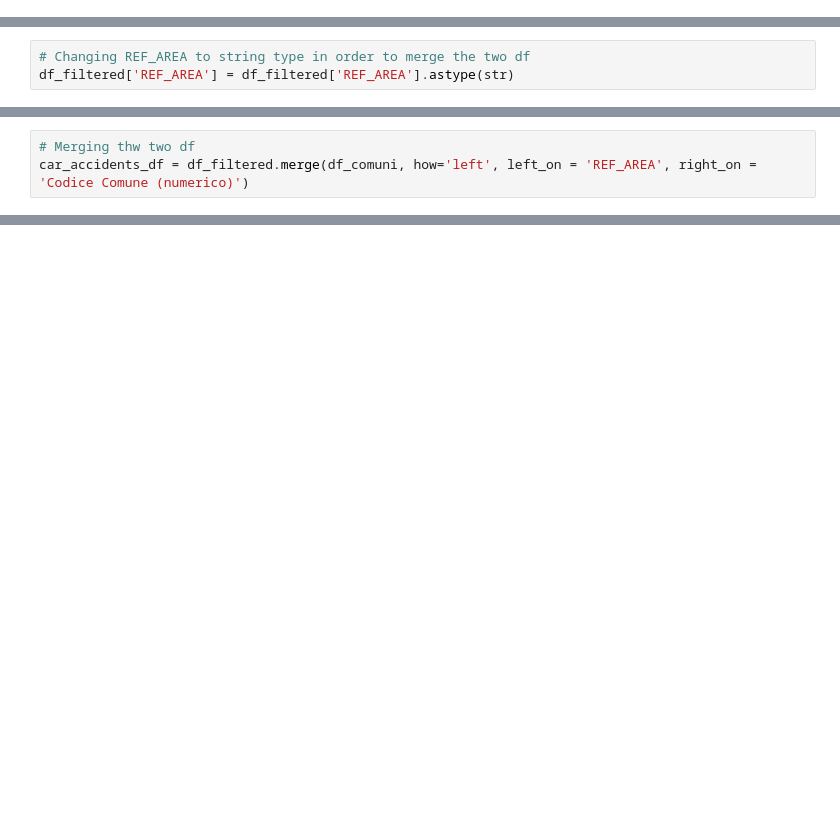
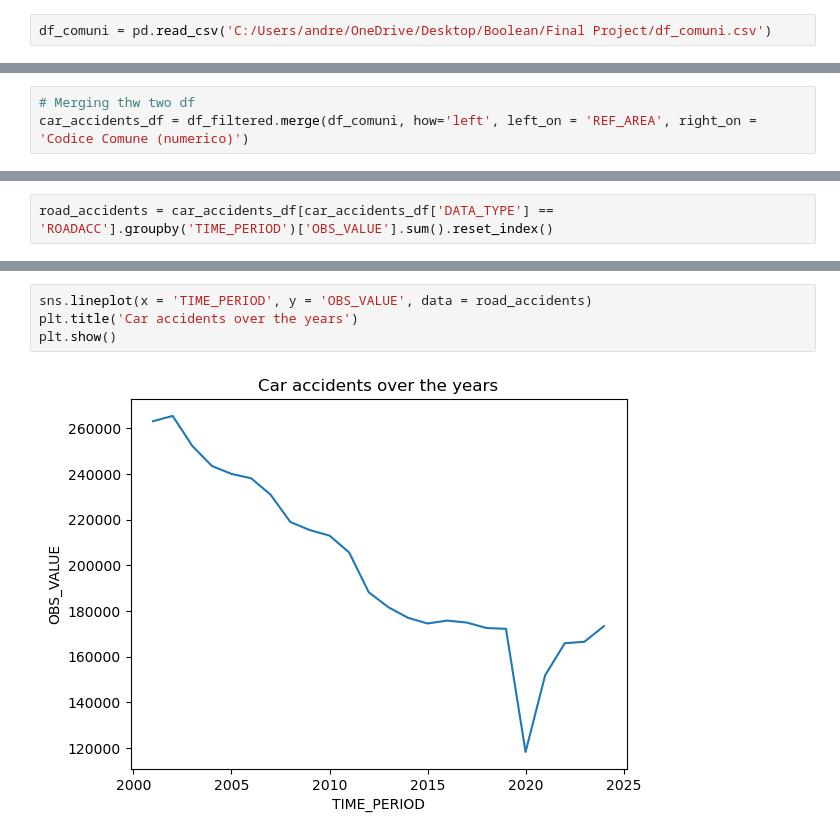
Before and after one commit to andreamigliore91-cyber/final_project_boolean, a Jupyter notebook: final_project.ipynb, the cells around one changed output, grey strips where cells are left out. Cells and saved outputs as stored; diff of their text form; blank space fills up the shorter version.

Commit message:
Saved the df_comuni into a csv file and start the first analysis and graphs

```diff
--- a/final_project.ipynb
+++ b/final_project.ipynb
@@ -203,0 +181,2 @@ df_comuni.head()
+# %%
+df_comuni = pd.read_csv('C:/Users/andre/OneDrive/Desktop/Boolean/Final Project/df_comuni.csv')
@@ -238,7 +237,4 @@ dtypes: str(17)
 memory usage: 1.0 MB
-# %%
-# Changing REF_AREA to string type in order to merge the two df
-df_filtered['REF_AREA'] = df_filtered['REF_AREA'].astype(str)
 # %%
 df_filtered.info()
 # %% [output]
@@ -289,0 +356,2 @@ Length: 675, dtype: str
+# %%
+road_accidents = car_accidents_df[car_accidents_df['DATA_TYPE'] == 'ROADACC'].groupby('TIME_PERIOD')['OBS_VALUE'].sum().reset_index()
@@ -289,0 +380,6 @@ Length: 675, dtype: str
+# %%
+sns.lineplot(x = 'TIME_PERIOD', y = 'OBS_VALUE', data = road_accidents)
+plt.title('Car accidents over the years')
+plt.show()
+# %% [output]
+[figure, added]
```
Also changed, not shown: parts of 26 cells of this notebook, 1 other file.
